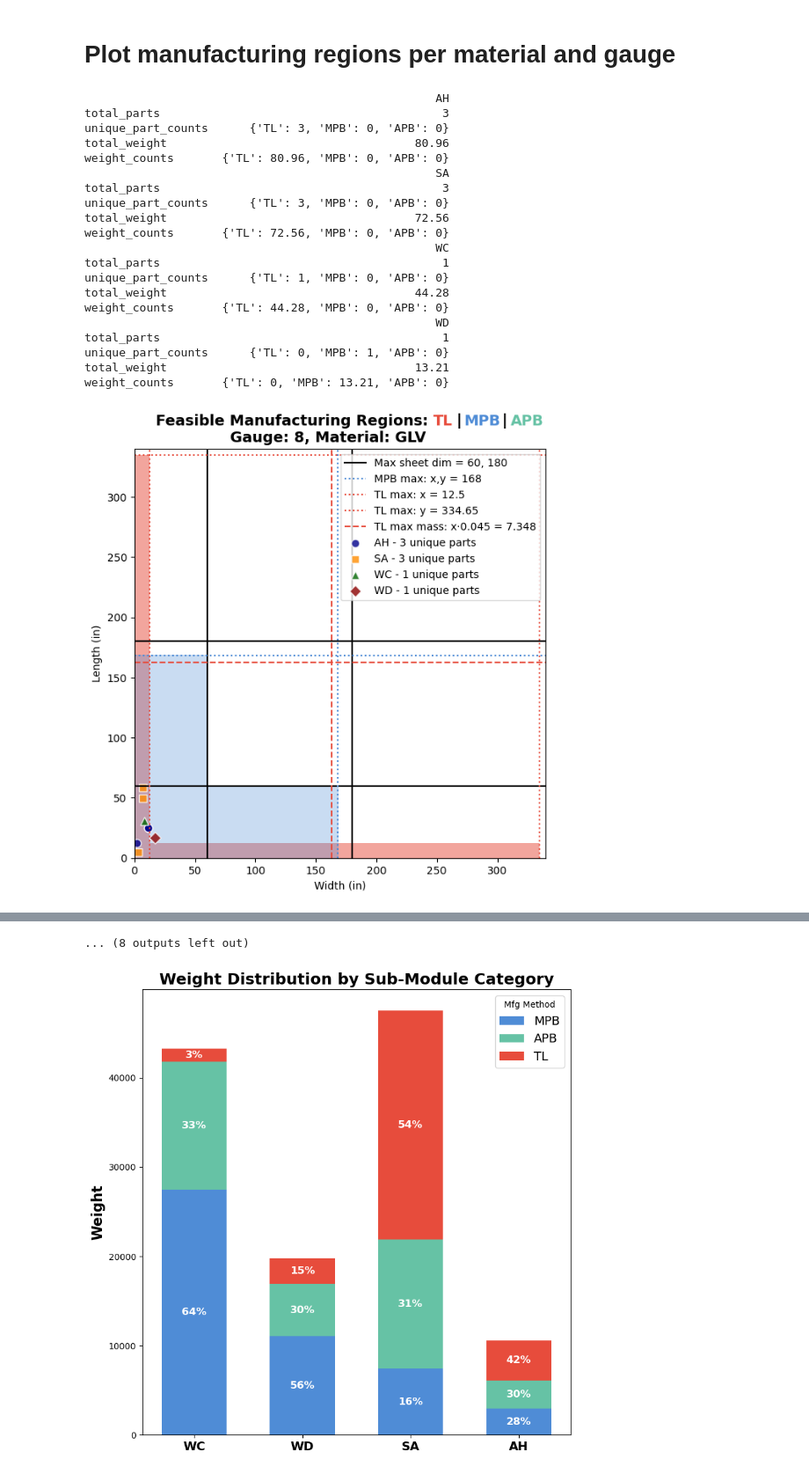
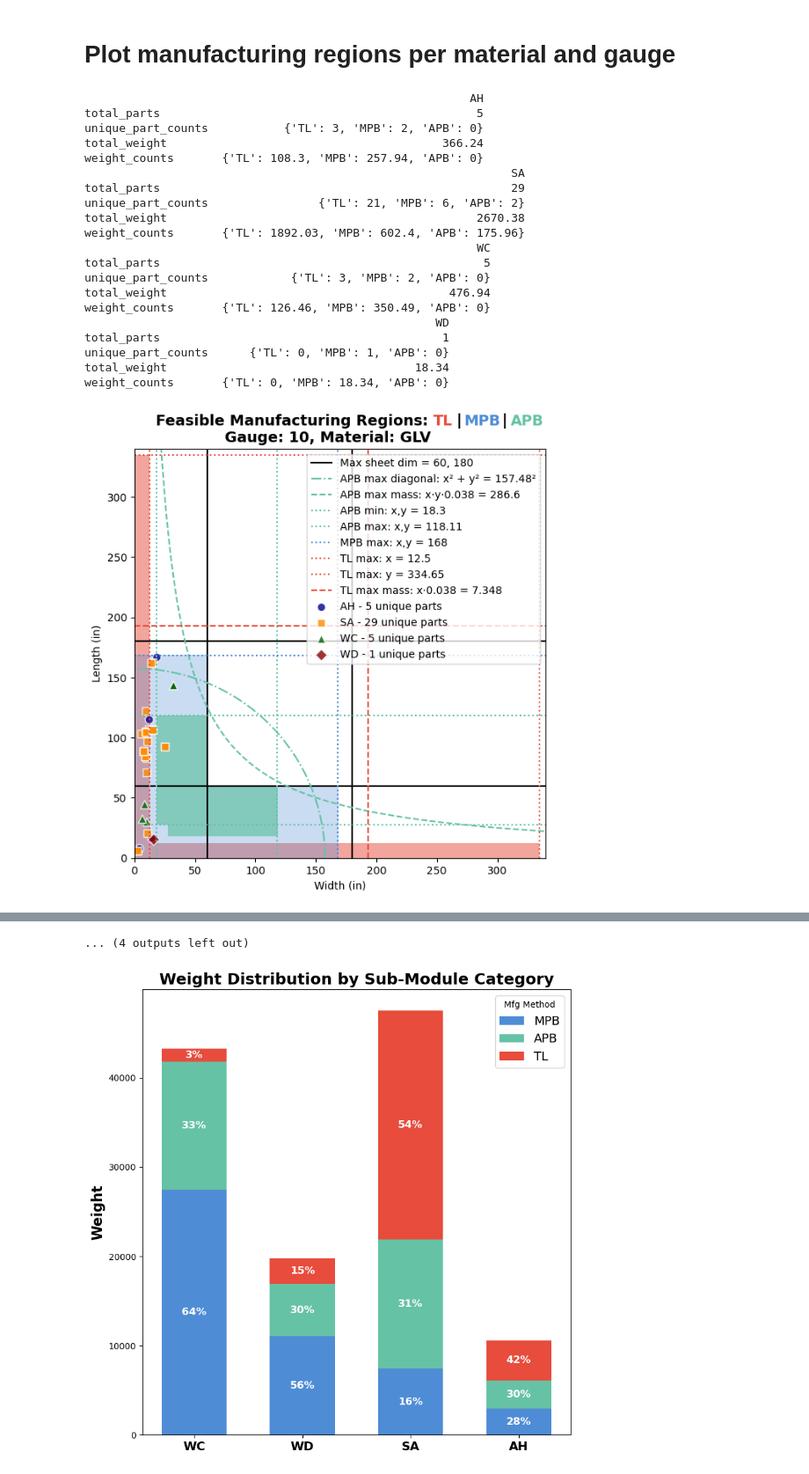
Before and after one commit to enriquef13/AMDP_Thesis, a Jupyter notebook: mfg_regions/value_stream_map.ipynb, the cells around one changed output, grey strips where cells are left out. Shown at 88% size. Saved outputs shown, nothing was run; the diff lists cells and outputs as text; code cells hidden in the pictures.

```diff
--- a/mfg_regions/value_stream_map.ipynb
+++ b/mfg_regions/value_stream_map.ipynb
@@ -150,35 +150,35 @@ for part_set in df['Part Set'].dropna().unique():
 # %% [markdown]
 # Plot manufacturing regions per material and gauge
 # %%
-gauges = [14, 16]
+gauges = [10, 12, 14, 16]
 materials = ['GLV', 'SST']
 
 # Plot all combinations
 for gauge in gauges:
     for material in materials:
         cap = Capabilities(material, gauge)
         cap.plot_feasible_regions()
         part_set_stats = cap.add_part_sets(part_sets, get_stats=True)
         get_part_stats(part_set_stats)
 # %% [output]
-                                                   AH
-total_parts                                         3
-unique_part_counts      {'TL': 3, 'MPB': 0, 'APB': 0}
-total_weight                                    80.96
-weight_counts       {'TL': 80.96, 'MPB': 0, 'APB': 0}
-                                                   SA
-total_parts                                         3
-unique_part_counts      {'TL': 3, 'MPB': 0, 'APB': 0}
-total_weight                                    72.56
-weight_counts       {'TL': 72.56, 'MPB': 0, 'APB': 0}
-                                                   WC
-total_parts                                         1
-unique_part_counts      {'TL': 1, 'MPB': 0, 'APB': 0}
-total_weight                                    44.28
-weight_counts       {'TL': 44.28, 'MPB': 0, 'APB': 0}
+                                                        AH
+total_parts                                              5
+unique_part_counts           {'TL': 3, 'MPB': 2, 'APB': 0}
+total_weight                                        366.24
+weight_counts       {'TL': 108.3, 'MPB': 257.94, 'APB': 0}
+                                                              SA
+total_parts                                                   29
+unique_part_counts                {'TL': 21, 'MPB': 6, 'APB': 2}
+total_weight                                             2670.38
+weight_counts       {'TL': 1892.03, 'MPB': 602.4, 'APB': 175.96}
+                                                         WC
+total_parts                                               5
+unique_part_counts            {'TL': 3, 'MPB': 2, 'APB': 0}
+total_weight                                         476.94
+weight_counts       {'TL': 126.46, 'MPB': 350.49, 'APB': 0}
                                                    WD
 total_parts                                         1
 unique_part_counts      {'TL': 0, 'MPB': 1, 'APB': 0}
-total_weight                                    13.21
-weight_counts       {'TL': 0, 'MPB': 13.21, 'APB': 0}
+total_weight                                    18.34
+weight_counts       {'TL': 0, 'MPB': 18.34, 'APB': 0}
-[figure, old version]
+[figure, new version]
@@ -275,4 +290,4 @@ weight_counts       {'TL': 0, 'MPB': 139.32, 'APB': 0}
-... (8 outputs left out)
+... (4 outputs left out)
 # %%
 # Plot the total weight distribution for each part set
 plot_stacked_bar_chart(all_stats, 'Weight Distribution by Sub-Module Category')
```
Also changed, not shown: parts of 1 cell of this notebook, 1 other file.
